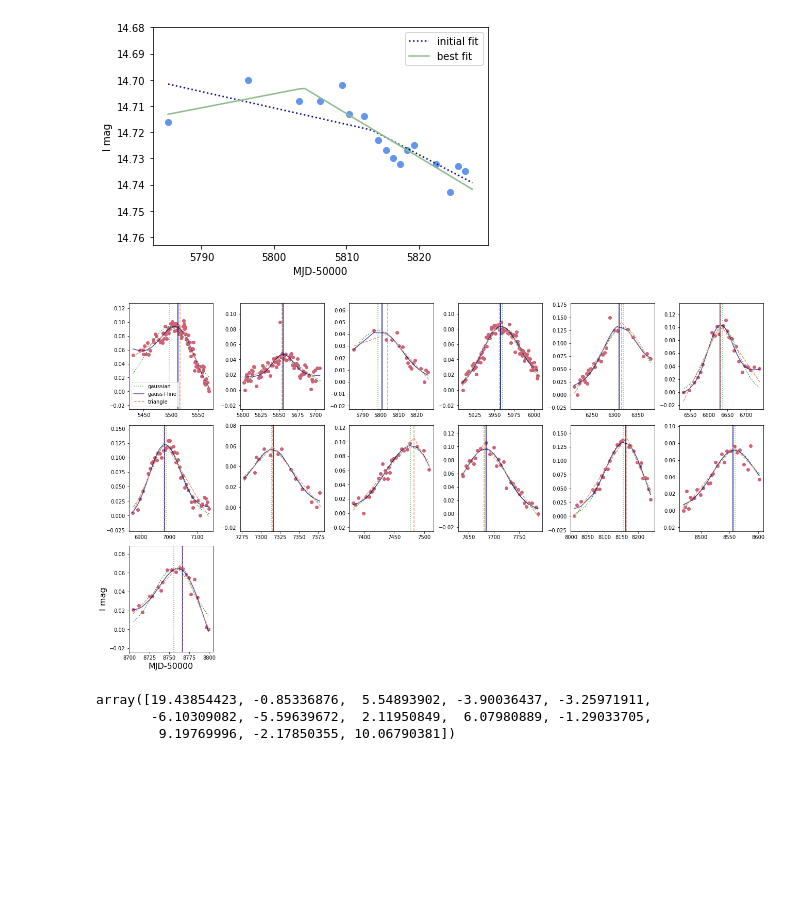
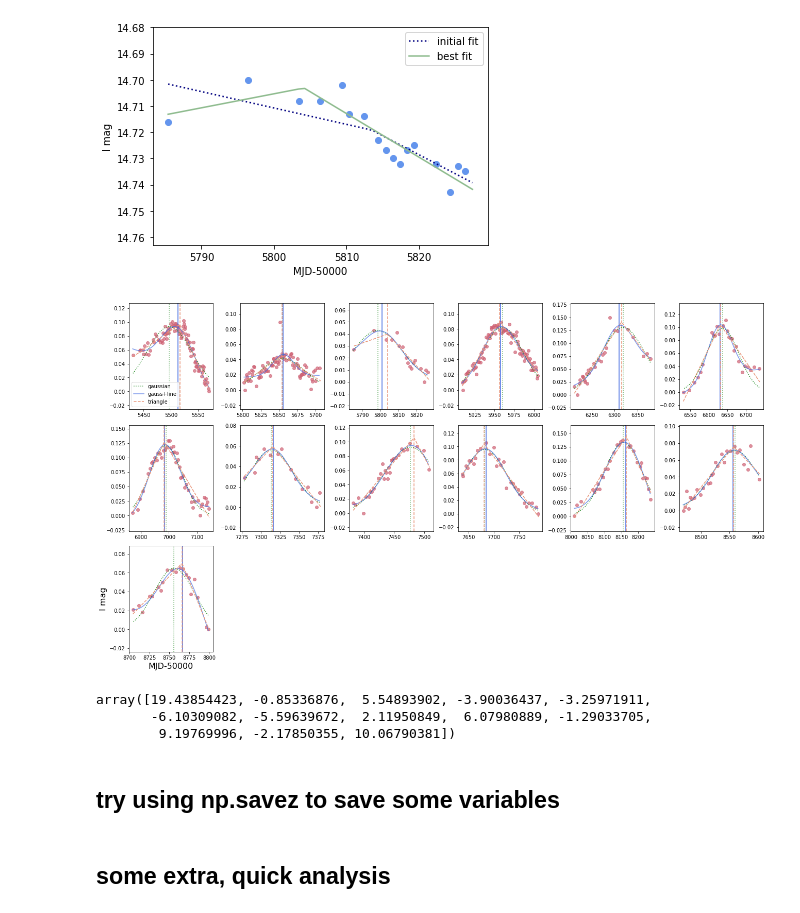
Before and after one commit to lenatreiber/LXP69.5, a Jupyter notebook: LXP69.5FlareModelling.ipynb, the cells around one changed output. Cells and saved outputs as stored; diff of their text form; code cells hidden in the pictures; blank space fills up the shorter version.

```diff
--- a/LXP69.5FlareModelling.ipynb
+++ b/LXP69.5FlareModelling.ipynb
@@ -1675,41 +1698,55 @@ pk,nx,tfit = f.triangfit(sog4,flareinds,2,div=3,plot=True,params=True)
 #plot the actual models and their centers
 fig = plt.figure(constrained_layout=True,figsize=(18,10))
 gs = fig.add_gridspec(3,6)
+mod2 = Model(f.gaussian) + Model(f.line)
 for i in range(13):
     if i < 6: axt = fig.add_subplot(gs[0, i])
     elif i < 12: axt = fig.add_subplot(gs[1, i-6])
     else: axt = fig.add_subplot(gs[2, i-12])
     st = flareinds[i][0]
     end = flareinds[i][1]
     stdate = int(sog4['MJD-50000'][st:st+1])
     enddate = int(sog4['MJD-50000'][end-1:end])
-    axt.scatter(sog4['MJD-50000'][st:end],np.max(sog4['I mag'][st:end])-sog4['I mag'][st:end],color='#CF6275')
+    axt.scatter(sog4['MJD-50000'][st:end],np.max(sog4['I mag'][st:end])-sog4['I mag'][st:end],color='#CF6275',alpha=.7)
     axt.axvline(gcenters[i],color='forestgreen',linestyle='dotted',alpha=.7)
 #     axt.axvline(off6_centers[i],color='rebeccapurple',linestyle='dashed')
-    axt.axvline(glcenters[i],color='navy')
+    axt.axvline(glcenters[i],color='royalblue')
     axt.axvline(tpks[i],color='darksalmon',linestyle='dashed')
     #plot models
     #simple gaussian
     xfits = np.linspace(enddate,stdate,enddate-stdate)
     gfit = f.gaussian(xfits,gout[i].best_values['amplitude'],gout[i].best_values['center'],gout[i].best_values['sigma'])
     axt.plot(xfits,gfit,color='forestgreen',label='gaussian',linestyle='dotted')
     #offset .06 mags,but shift down
 #     goffit = -.06+f.gaussian(xfits,goff_outs[3][i].best_values['amplitude'],goff_outs[3][i].best_values['center'],goff_outs[3][i].best_values['sigma'])
 #     axt.plot(xfits,goffit,color='rebeccapurple',linestyle='dashed',label='gauss,offset .06')
     #gauss+line
-    axt.plot(sog4['MJD-50000'][st:end],glres[i].best_fit,color='navy',linestyle='solid',label='gauss+line',alpha=.7)
+    #create function with more x values if observations spaced by more than a day
+    if len(sog4['MJD-50000'][st:end]) < (enddate-stdate):
+        result = glres[i]
+        #create new model with same parameters and plot initial fit
+        pars2 = mod2.make_params(amp=result.params['amp'].value,cen=result.params['cen'].value,wid=result.params['wid'].value,
+                      slope=result.params['slope'].value,intercept=result.params['intercept'].value)
+        x2 = np.linspace(stdate,enddate)
+        #interpolate y values to get more y values; may not be needed since not using best fit anyway
+        y2 = np.interp(x2,sog4['MJD-50000'][st:end],sog4['I mag'][st:end])
+        result2 = mod2.fit(y2,pars2,x=x2)
+        axt.plot(x2,result2.init_fit,color='royalblue',linestyle='solid',label='gauss+line',alpha=.7)
+    else: axt.plot(sog4['MJD-50000'][st:end],glres[i].best_fit,color='royalblue',linestyle='solid',label='gauss+line',alpha=.7)
     #simple triangle model; no changes to indices or bootstrapping
     #have to shift triangle
     axt.plot(newxs[i],np.max(sog4['I mag'][st:end])-tfits[i],color='darksalmon',linestyle='dashed',label='triangle')
     if i == 0: axt.legend()
 plt.xlabel('MJD-50000',fontsize=16)
 plt.ylabel('I mag',fontsize=16)
 png('3modflares')
 # %% [output]
-[figure, old version]
+[figure, new version]
 # %%
 tpks-gcenters
 # %% [output]
 array([19.43854423, -0.85336876,  5.54893902, -3.90036437, -3.25971911,
        -6.10309082, -5.59639672,  2.11950849,  6.07980889, -1.29033705,
         9.19769996, -2.17850355, 10.06790381])
+# %% [markdown]
+## try using np.savez to save some variables
@@ -1715,0 +1758,2 @@ array([19.43854423, -0.85336876,  5.54893902, -3.90036437, -3.25971911,
+# %% [markdown]
+## some extra, quick analysis
```
Also changed, not shown: parts of 68 cells of this notebook.
